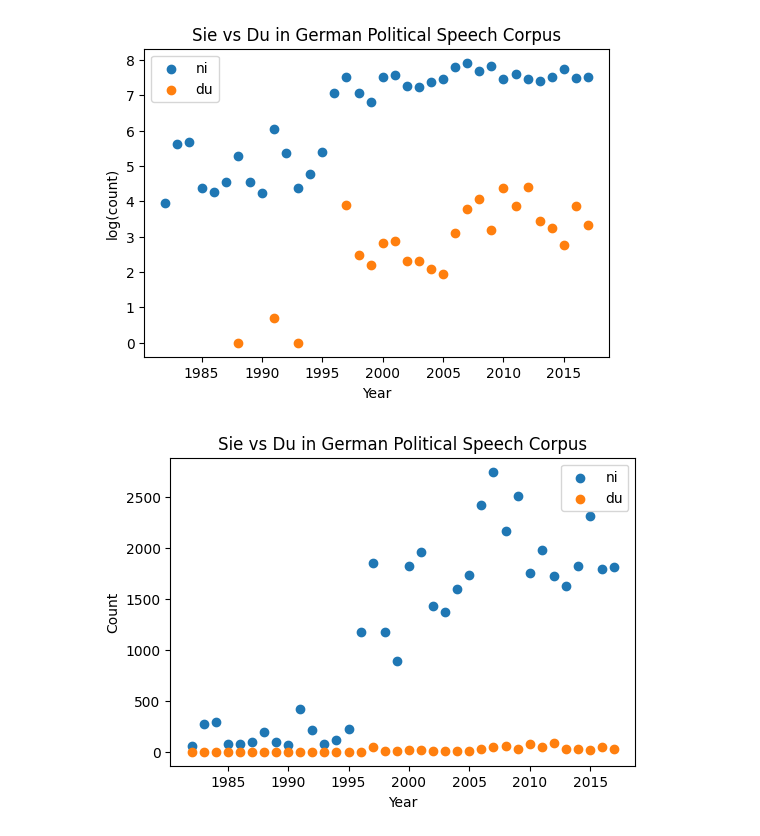
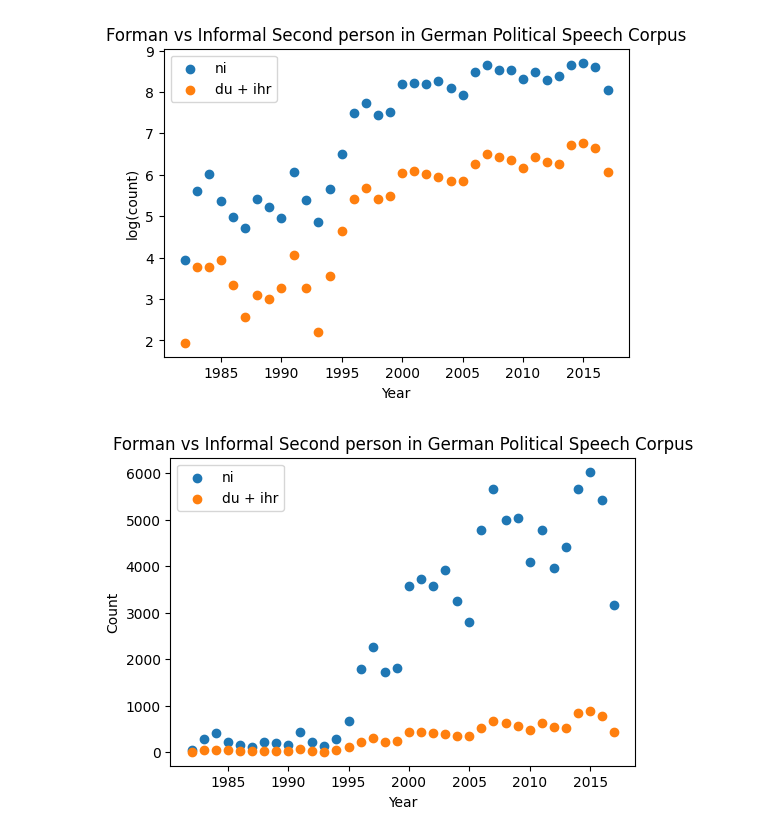
Before and after one commit to erafkin/semantics-du-reform, a Jupyter notebook: german.ipynb, the cells around one changed output. Saved outputs shown, nothing was run; the diff lists cells and outputs as text; code cells hidden in the pictures.

```diff
--- a/german.ipynb
+++ b/german.ipynb
@@ -8,11 +8,26 @@ import xmltodict
 
 DATA_PATH = "./German-Political-Speeches-Corpus"
 
-REMOTE_DATASET = "Bundesregierung.xml"
-xml_path = os.path.join(DATA_PATH, REMOTE_DATASET)
-with open(xml_path, mode="rb") as file:
-    xml_document = xmltodict.parse(file)
-    text_nodes = xml_document['collection']['text']
-    df = pd.DataFrame({'person' : [t['@person'] for t in text_nodes],
-                        'speech' : [t['rohtext'] for t in text_nodes],
-                        'date': [t['@datum'] for t in text_nodes]})
+REMOTE_DATASETS = ["Bundesregierung.xml", "AuswärtigesAmt.xml", "Bundespräsidenten.xml", "Bundestagspräsidenten.xml"]
+rows = []
+for REMOTE_DATASET in REMOTE_DATASETS:
+    xml_path = os.path.join(DATA_PATH, REMOTE_DATASET)
+    with open(xml_path, mode="rb") as file:
+        xml_document = xmltodict.parse(file)
+        text_nodes = xml_document['collection']['text']
+
+        for t in text_nodes:
+            if "-" in t['@datum']:
+                date = int(t['@datum'].split("-")[0])
+            elif "." in t['@datum']:
+                if len(t['@datum'].split(".")) < 3:
+                    date = int(t['@datum'].split()[-1])
+                else:
+                    date = int(t['@datum'].split(".")[-1])
+
+            else:
+                date = int(t['@datum'].split()[-1])
+            rows.append([t['@person'],t['rohtext'],date])
+
+df = pd.DataFrame(rows, columns=["person", "speech", "year"])
+df
@@ -19,6 +48,6 @@ with open(xml_path, mode="rb") as file:
 # %%
 df["du_count"] = df.apply(lambda x: sum([i.lower().split().count('du') for i in x if isinstance(i, str)]), axis=1)
+df["ihr_count"] = df.apply(lambda x: sum([i.lower().split().count('ihr') for i in x if isinstance(i, str)]), axis=1)
 df["sie_count"] = df.apply(lambda x: sum([i.lower().split().count('sie') for i in x if isinstance(i, str)]), axis=1)
-df["year"] = df.date.str[:4].astype(int)
-df = df.groupby('year', as_index=False)[['sie_count', "du_count"]].sum()
+df = df.groupby('year', as_index=False)[['sie_count', "du_count", "ihr_count"]].sum()
 df.to_csv("./german_sie_du_counts.csv", index=False)
@@ -25,19 +74,20 @@ df.to_csv("./german_sie_du_counts.csv", index=False)
 # %%
 import matplotlib.pyplot as plt
 import numpy as np
 fig,ax=plt.subplots(figsize=(6, 4))
 
 
 ax.scatter(x=df.year, y=np.log(df.sie_count), label='ni')
-ax.scatter(x=df.year, y=np.log(df.du_count), label='du')
+ax.scatter(x=df.year, y=np.log(df.du_count + df.ihr_count), label='du + ihr')
+
 plt.legend()
 ax.set_xlabel("Year")
 ax.set_ylabel("log(count)")
 
-ax.set_title('Sie vs Du in German Political Speech Corpus')
+ax.set_title('Forman vs Informal Second person in German Political Speech Corpus')
 plt.show()
 # %% [output]
-[figure, old version]
+[figure, new version]
 # %%
 import matplotlib.pyplot as plt
 import numpy as np
@@ -45,12 +95,13 @@ fig,ax=plt.subplots(figsize=(6, 4))
 
 
 ax.scatter(x=df.year, y=df.sie_count, label='ni')
-ax.scatter(x=df.year, y=df.du_count, label='du')
+ax.scatter(x=df.year, y=df.du_count + df.ihr_count, label='du + ihr')
+
 plt.legend()
 ax.set_xlabel("Year")
 ax.set_ylabel("Count")
 
-ax.set_title('Sie vs Du in German Political Speech Corpus')
+ax.set_title('Forman vs Informal Second person in German Political Speech Corpus')
 plt.show()
 # %% [output]
-[figure, old version]
+[figure, new version]
```
Also changed, not shown: parts of 2 cells of this notebook, 7 other files.
